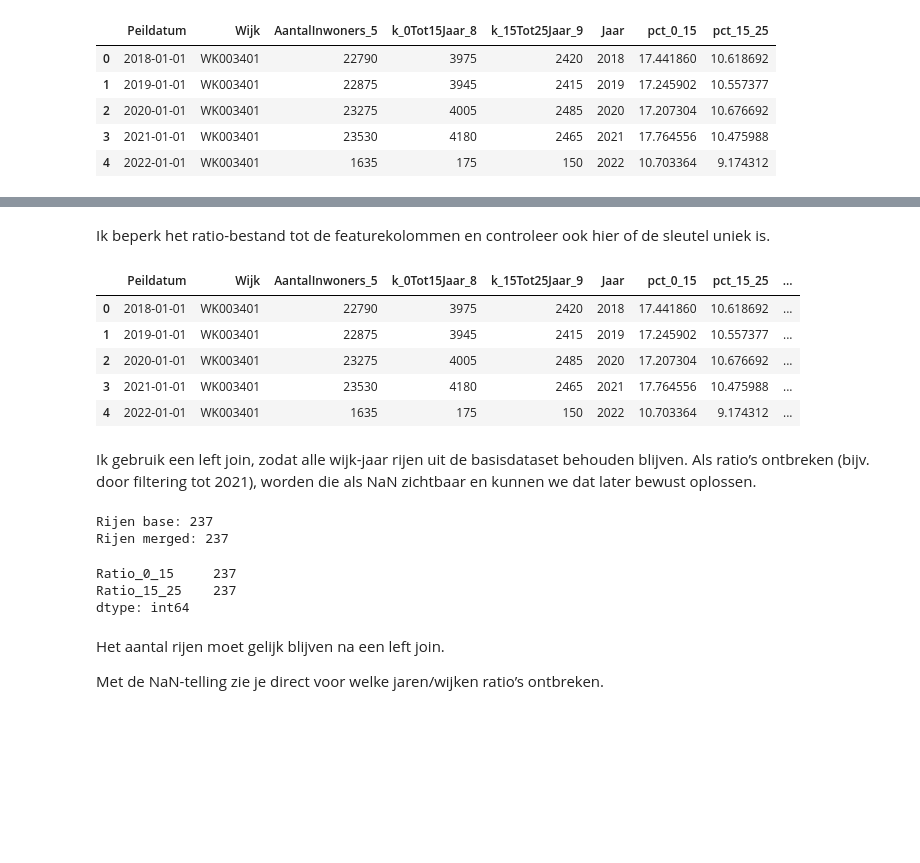
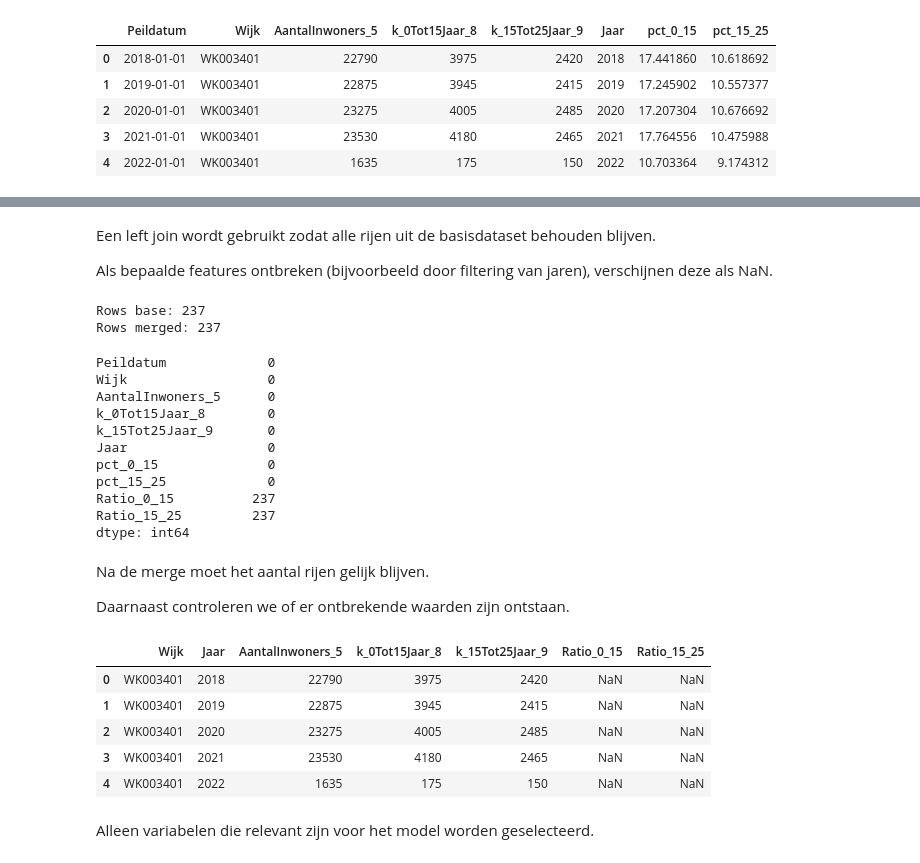
Before and after one commit to Ismael-991/almere-jeugd-voorspelling, a Jupyter notebook: notebooks/individual/Faysal_notebook.ipynb, the cells around one changed output, grey strips where cells are left out. Saved outputs shown, nothing was run; the diff lists cells and outputs as text; code cells hidden in the pictures; blank space fills up the shorter version.

```diff
--- a/notebooks/individual/Faysal_notebook.ipynb
+++ b/notebooks/individual/Faysal_notebook.ipynb
@@ -318 +314,3 @@ df_ratio[["Wijk", "Jaar", "Ratio_0_15", "Ratio_15_25"]].head()
+# %%
+df_ratio = df_ratio[["Wijk","Jaar","Ratio_0_15","Ratio_15_25"]]
 # %% [markdown]
@@ -320,5 +319,9 @@ Ik laad het ratio-bestand in en selecteer alleen de kolommen die nodig zijn voor
 # %%
-df_ratio = df_ratio[["Wijk", "Jaar", "Ratio_0_15", "Ratio_15_25"]].copy()
+df_merged = df_base.merge(
+    df_ratio,
+    on=["Wijk","Jaar"],
+    how="left"
+)
 
-df_ratio.duplicated(subset=["Wijk", "Jaar"]).sum()
+df_merged.head()
 # %% [output]
@@ -326,31 +334,51 @@ np.int64(0)
 # %% [markdown]
-Ik beperk het ratio-bestand tot de featurekolommen en controleer ook hier of de sleutel uniek is.
+Een left join wordt gebruikt zodat alle rijen uit de basisdataset behouden blijven.
+
+Als bepaalde features ontbreken (bijvoorbeeld door filtering van jaren), verschijnen deze als NaN.
 # %%
-df_merged = df_base.merge(df_ratio, on=["Wijk", "Jaar"], how="left")
+print("Rows base:", len(df_base))
+print("Rows merged:", len(df_merged))
 
-df_merged.head()
+df_merged.isnull().sum()
 # %% [output]
-|  | Peildatum | Wijk | AantalInwoners_5 | k_0Tot15Jaar_8 | k_15Tot25Jaar_9 | Jaar | pct_0_15 | pct_15_25 | ... |
-| 0 | 2018-01-01 | WK003401 | 22790 | 3975 | 2420 | 2018 | 17.441860 | 10.618692 | ... |
-| 1 | 2019-01-01 | WK003401 | 22875 | 3945 | 2415 | 2019 | 17.245902 | 10.557377 | ... |
-| 2 | 2020-01-01 | WK003401 | 23275 | 4005 | 2485 | 2020 | 17.207304 | 10.676692 | ... |
-| 3 | 2021-01-01 | WK003401 | 23530 | 4180 | 2465 | 2021 | 17.764556 | 10.475988 | ... |
-| 4 | 2022-01-01 | WK003401 | 1635 | 175 | 150 | 2022 | 10.703364 | 9.174312 | ... |
+Rows base: 237
+Rows merged: 237
+Peildatum             0
+Wijk                  0
+AantalInwoners_5      0
+k_0Tot15Jaar_8        0
+k_15Tot25Jaar_9       0
+Jaar                  0
+pct_0_15              0
+pct_15_25             0
+Ratio_0_15          237
+Ratio_15_25         237
+dtype: int64
 # %% [markdown]
-Ik gebruik een left join, zodat alle wijk-jaar rijen uit de basisdataset behouden blijven. Als ratio’s ontbreken (bijv. door filtering tot 2021), worden die als NaN zichtbaar en kunnen we dat later bewust oplossen.
+Na de merge moet het aantal rijen gelijk blijven.
+
+Daarnaast controleren we of er ontbrekende waarden zijn ontstaan.
 # %%
-print("Rijen base:", len(df_base))
-print("Rijen merged:", len(df_merged))
+model_cols = [
+"Wijk",
+"Jaar",
+"AantalInwoners_5",
+"k_0Tot15Jaar_8",
+"k_15Tot25Jaar_9",
+"Ratio_0_15",
+"Ratio_15_25"
+]
 
-df_merged[["Ratio_0_15", "Ratio_15_25"]].isna().sum()
+df_model = df_merged[model_cols].copy()
+
+df_model.head()
 # %% [output]
-Rijen base: 237
-Rijen merged: 237
-Ratio_0_15     237
-Ratio_15_25    237
-dtype: int64
+|  | Wijk | Jaar | AantalInwoners_5 | k_0Tot15Jaar_8 | k_15Tot25Jaar_9 | Ratio_0_15 | Ratio_15_25 |
+| 0 | WK003401 | 2018 | 22790 | 3975 | 2420 | NaN | NaN |
+| 1 | WK003401 | 2019 | 22875 | 3945 | 2415 | NaN | NaN |
+| 2 | WK003401 | 2020 | 23275 | 4005 | 2485 | NaN | NaN |
+| 3 | WK003401 | 2021 | 23530 | 4180 | 2465 | NaN | NaN |
+| 4 | WK003401 | 2022 | 1635 | 175 | 150 | NaN | NaN |
 # %% [markdown]
-Het aantal rijen moet gelijk blijven na een left join.
-
-Met de NaN-telling zie je direct voor welke jaren/wijken ratio’s ontbreken.
+Alleen variabelen die relevant zijn voor het model worden geselecteerd.
 # %%
```
Also changed, not shown: parts of 13 cells of this notebook, 1 other file.
